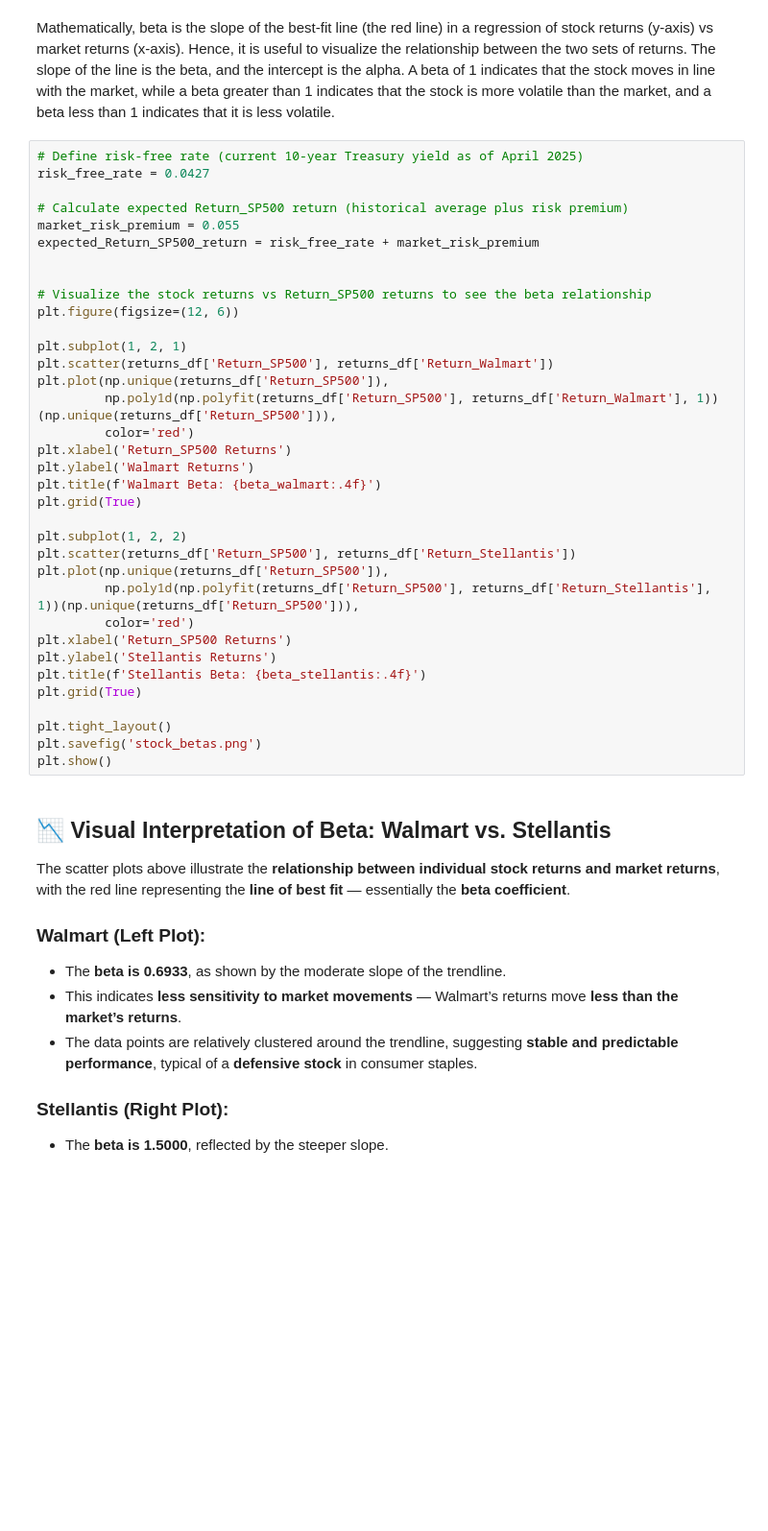
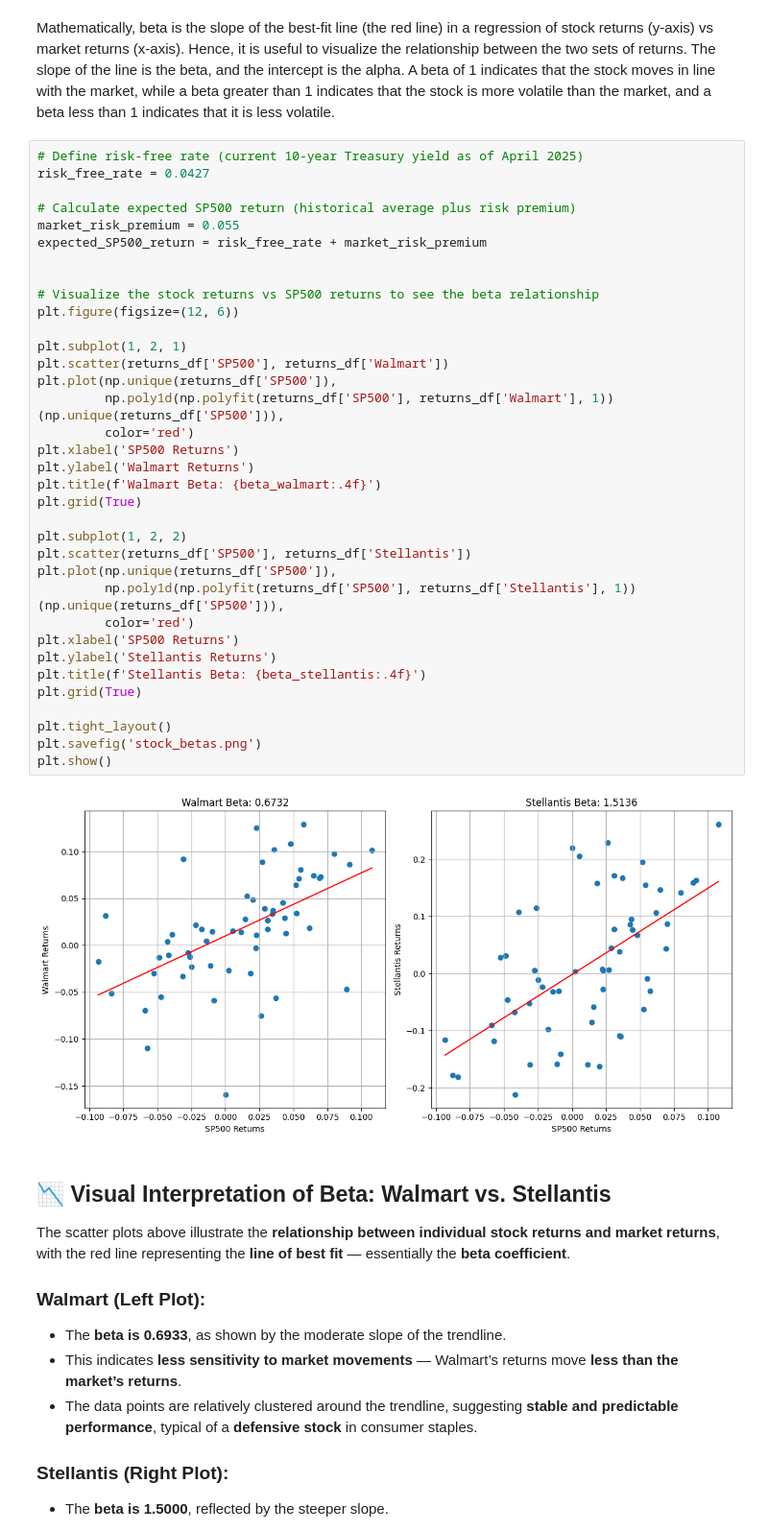
Before and after one commit to simonefilosofi/STLA-and-WMT-financial-analysis, a Jupyter notebook: 2_Beta_Calculation copy.ipynb, the cells around one changed output. Shown at 96% size. Cells and saved outputs as stored; diff of their text form; blank space fills up the shorter version.

```diff
--- a/2_Beta_Calculation copy.ipynb
+++ b/2_Beta_Calculation copy.ipynb
@@ -123,38 +123,40 @@ Mathematically, beta is the slope of the best-fit line (the red line) in a regre
 # %%
 # Define risk-free rate (current 10-year Treasury yield as of April 2025)
 risk_free_rate = 0.0427
 
-# Calculate expected Return_SP500 return (historical average plus risk premium)
+# Calculate expected SP500 return (historical average plus risk premium)
 market_risk_premium = 0.055
-expected_Return_SP500_return = risk_free_rate + market_risk_premium
+expected_SP500_return = risk_free_rate + market_risk_premium
 
 
-# Visualize the stock returns vs Return_SP500 returns to see the beta relationship
+# Visualize the stock returns vs SP500 returns to see the beta relationship
 plt.figure(figsize=(12, 6))
 
 plt.subplot(1, 2, 1)
-plt.scatter(returns_df['Return_SP500'], returns_df['Return_Walmart'])
-plt.plot(np.unique(returns_df['Return_SP500']),
-         np.poly1d(np.polyfit(returns_df['Return_SP500'], returns_df['Return_Walmart'], 1))(np.unique(returns_df['Return_SP500'])),
+plt.scatter(returns_df['SP500'], returns_df['Walmart'])
+plt.plot(np.unique(returns_df['SP500']),
+         np.poly1d(np.polyfit(returns_df['SP500'], returns_df['Walmart'], 1))(np.unique(returns_df['SP500'])),
          color='red')
-plt.xlabel('Return_SP500 Returns')
+plt.xlabel('SP500 Returns')
 plt.ylabel('Walmart Returns')
 plt.title(f'Walmart Beta: {beta_walmart:.4f}')
 plt.grid(True)
 
 plt.subplot(1, 2, 2)
-plt.scatter(returns_df['Return_SP500'], returns_df['Return_Stellantis'])
-plt.plot(np.unique(returns_df['Return_SP500']),
-         np.poly1d(np.polyfit(returns_df['Return_SP500'], returns_df['Return_Stellantis'], 1))(np.unique(returns_df['Return_SP500'])),
+plt.scatter(returns_df['SP500'], returns_df['Stellantis'])
+plt.plot(np.unique(returns_df['SP500']),
+         np.poly1d(np.polyfit(returns_df['SP500'], returns_df['Stellantis'], 1))(np.unique(returns_df['SP500'])),
          color='red')
-plt.xlabel('Return_SP500 Returns')
+plt.xlabel('SP500 Returns')
 plt.ylabel('Stellantis Returns')
 plt.title(f'Stellantis Beta: {beta_stellantis:.4f}')
 plt.grid(True)
 
 plt.tight_layout()
 plt.savefig('stock_betas.png')
 plt.show()
+# %% [output]
+[figure, added]
 # %% [markdown]
 ## 📉 Visual Interpretation of Beta: Walmart vs. Stellantis
 
```
Also changed, not shown: parts of 7 cells of this notebook, 3 other files.
